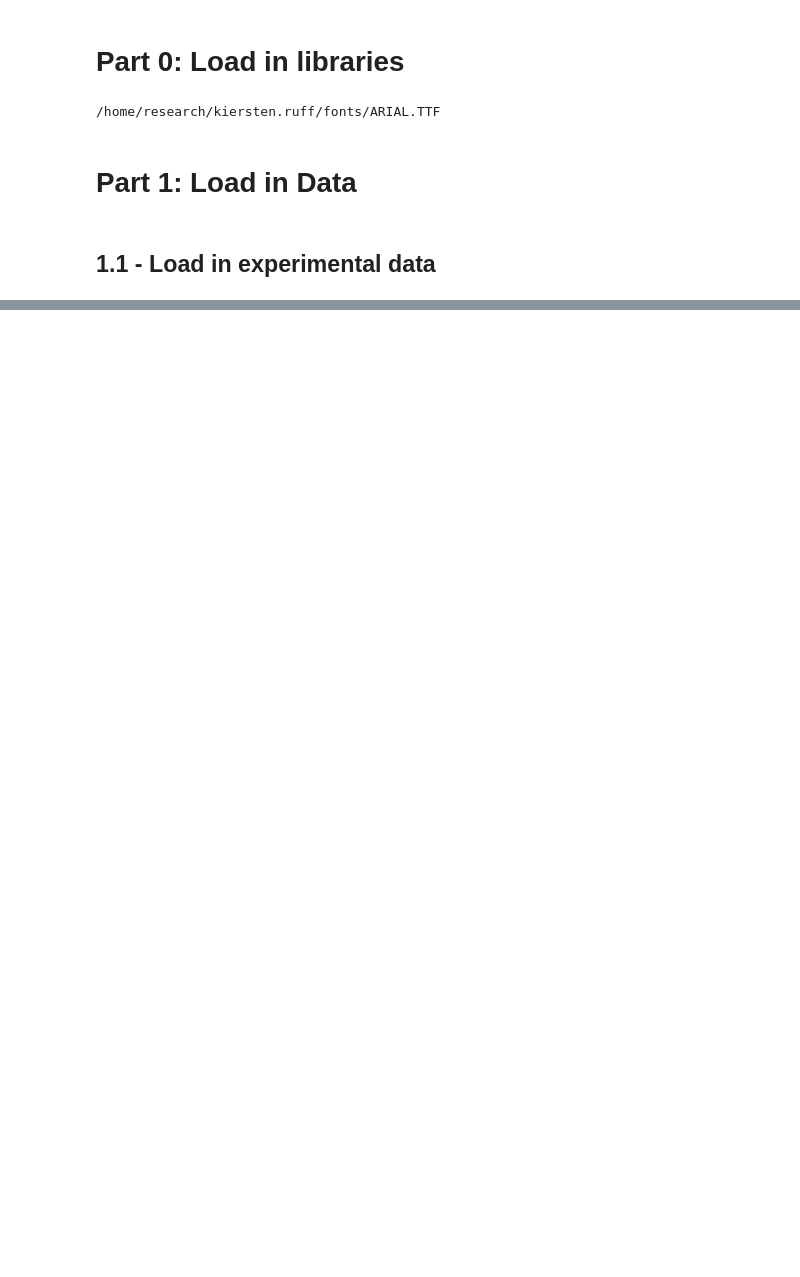
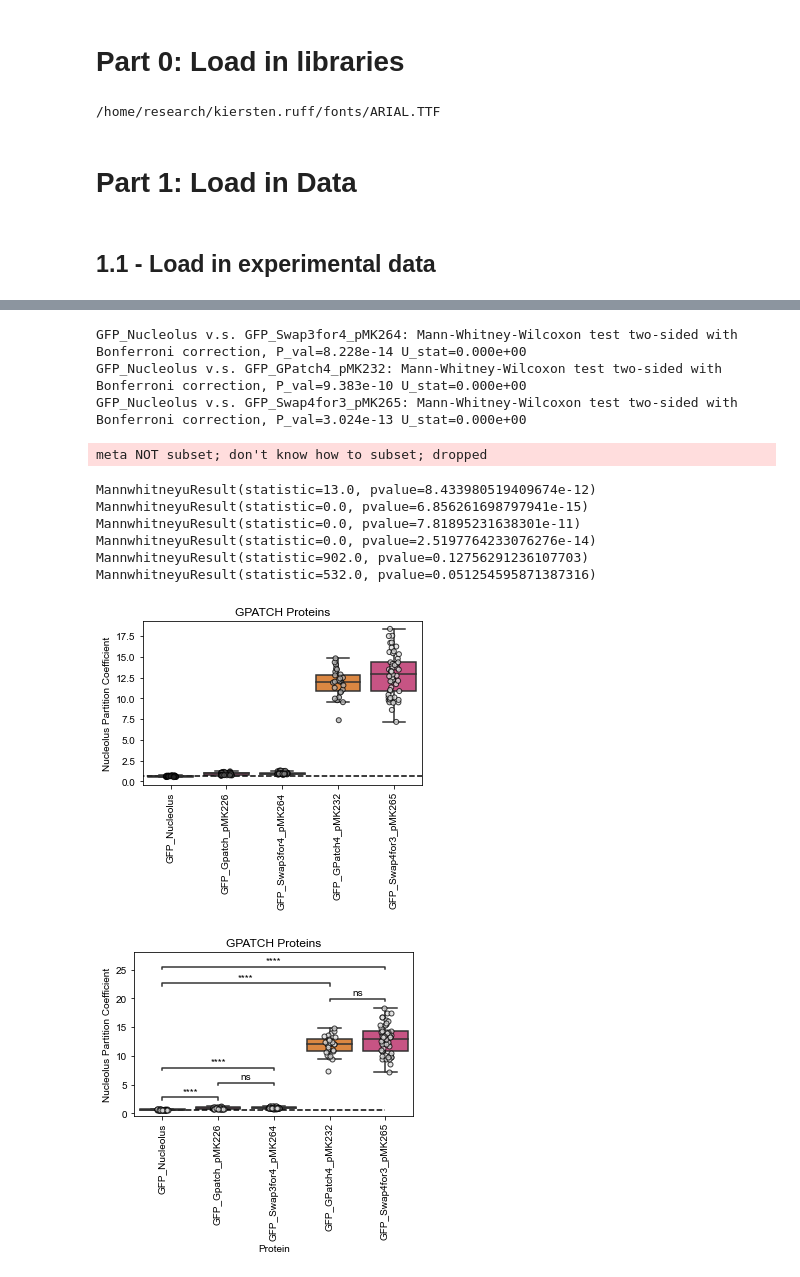
Before and after one commit to kierstenruff/RUFF_KING_Grammars_of_IDRs_using_NARDINI-, a Jupyter notebook: 4_Xenopus_localization/0_bsp_analyze_experimental_localization.ipynb, the cells around one changed output, grey strips where cells are left out. Drawn from its saved outputs; the diff is of its cells as text; code cells hidden in the pictures; blank space fills up the shorter version.

```diff
--- a/4_Xenopus_localization/0_bsp_analyze_experimental_localization.ipynb
+++ b/4_Xenopus_localization/0_bsp_analyze_experimental_localization.ipynb
@@ -198,0 +255,53 @@ meta NOT subset; don't know how to subset; dropped
+# %%
+dfgpatchtest=pd.read_excel('data/GPatch_rnds2_and_3.xlsx',skiprows=1)
+#print(dfgpatchtest)
+
+gfpdf=pd.DataFrame()
+gfpdf['GFP_Nucleolus']=dfnuc_GPATCH['GFP_Nucleolus'].tolist()
+
+dfgpatchtest=dfgpatchtest[['GFP_Gpatch_pMK226','GFP_Swap3for4_pMK264','GFP_GPatch4_pMK232','GFP_Swap4for3_pMK265']]
+dfgpatchswap=pd.concat([gfpdf,dfgpatchtest],axis=1)
+print(dfgpatchswap)
+
+mycolors=['#218342','#da4181','#f58428','#f58428','#da4181']
+
+gfpmed=np.nanmedian(dfnuc_GPATCH['GFP_Nucleolus'].tolist())
+plt.figure(figsize=(5,3))
+plt.plot([-1,len(myconstructs)+1],[gfpmed,gfpmed],'--',color='#000000')
+sbn.boxplot(dfgpatchswap,palette=mycolors,showfliers=False)
+sbn.stripplot(dfgpatchswap,color='#dddddd',size=5,linewidth=1, edgecolor='black', alpha=0.75)
+plt.ylabel('Nucleolus Partition Coefficient')
+plt.title('GPATCH Proteins')
+plt.xticks(rotation=90)
+#plt.ylim([0,3])
+#plt.savefig('../../exp_localization/figures/GPATCH_w_swaps_proteins_nucleolus_PC.pdf', transparent=True, bbox_inches = "tight")
+
+
+plt.figure(figsize=(5,3))
+df_melted = pd.melt(dfgpatchswap, var_name='Protein', value_name='PC')
+df_melted=df_melted.dropna()
+print(df_melted)
+ax=sbn.boxplot(data=df_melted, x='Protein', y='PC',palette=mycolors,showfliers=False)
+sbn.stripplot(data=df_melted, x='Protein', y='PC',color='#dddddd',size=5,linewidth=1, edgecolor='black', alpha=0.75)
+plt.plot([0,4],[gfpmed,gfpmed],'--',color='#000000')
+add_stat_annotation(ax, data=df_melted, x='Protein', y='PC', \
+                    box_pairs=[(('GFP_Nucleolus', 'GFP_Gpatch_pMK226')), \
+                    (('GFP_Nucleolus', 'GFP_Swap3for4_pMK264')), \
+                    (('GFP_Nucleolus', 'GFP_GPatch4_pMK232')), \
+                    (('GFP_Nucleolus', 'GFP_Swap4for3_pMK265')), \
+                    (('GFP_Gpatch_pMK226', 'GFP_Swap3for4_pMK264')), \
+                    (('GFP_GPatch4_pMK232', 'GFP_Swap4for3_pMK265'))], \
+                    test='Mann-Whitney', text_format='star', loc='inside', verbose=2)
+plt.ylabel('Nucleolus Partition Coefficient')
+plt.title('GPATCH Proteins')
+plt.xticks(rotation=90)
+#plt.savefig('../../exp_localization/figures/GPATCH_w_swaps_proteins_nucleolus_PC_w_stats.pdf', transparent=True, bbox_inches = "tight")
+
+from scipy.stats import mannwhitneyu
+plist=['GFP_Gpatch_pMK226','GFP_Swap3for4_pMK264','GFP_GPatch4_pMK232','GFP_Swap4for3_pMK265']
+for i in range(0,len(plist)):
+    print(mannwhitneyu(dfnuc_GPATCH['GFP_Nucleolus'].dropna(),dfgpatchswap[plist[i]].dropna()))
+
+print(mannwhitneyu(dfgpatchswap['GFP_Gpatch_pMK226'].dropna(),dfgpatchswap['GFP_Swap3for4_pMK264'].dropna()))
+print(mannwhitneyu(dfgpatchswap['GFP_GPatch4_pMK232'].dropna(),dfgpatchswap['GFP_Swap4for3_pMK265'].dropna()))
+# %% [output]
@@ -198,0 +325,12 @@ meta NOT subset; don't know how to subset; dropped
+GFP_Nucleolus v.s. GFP_Swap3for4_pMK264: Mann-Whitney-Wilcoxon test two-sided with Bonferroni correction, P_val=8.228e-14 U_stat=0.000e+00
+GFP_Nucleolus v.s. GFP_GPatch4_pMK232: Mann-Whitney-Wilcoxon test two-sided with Bonferroni correction, P_val=9.383e-10 U_stat=0.000e+00
+GFP_Nucleolus v.s. GFP_Swap4for3_pMK265: Mann-Whitney-Wilcoxon test two-sided with Bonferroni correction, P_val=3.024e-13 U_stat=0.000e+00
+meta NOT subset; don't know how to subset; dropped
+MannwhitneyuResult(statistic=13.0, pvalue=8.433980519409674e-12)
+MannwhitneyuResult(statistic=0.0, pvalue=6.856261698797941e-15)
+MannwhitneyuResult(statistic=0.0, pvalue=7.81895231638301e-11)
+MannwhitneyuResult(statistic=0.0, pvalue=2.5197764233076276e-14)
+MannwhitneyuResult(statistic=902.0, pvalue=0.12756291236107703)
+MannwhitneyuResult(statistic=532.0, pvalue=0.051254595871387316)
+[figure, added]
+[figure, added]
```
Also changed, not shown: parts of 6 cells of this notebook, 7 other files.
